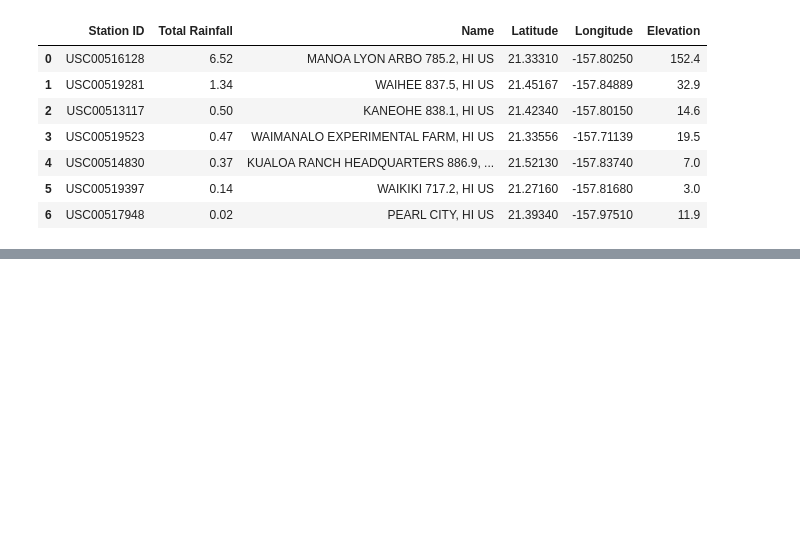
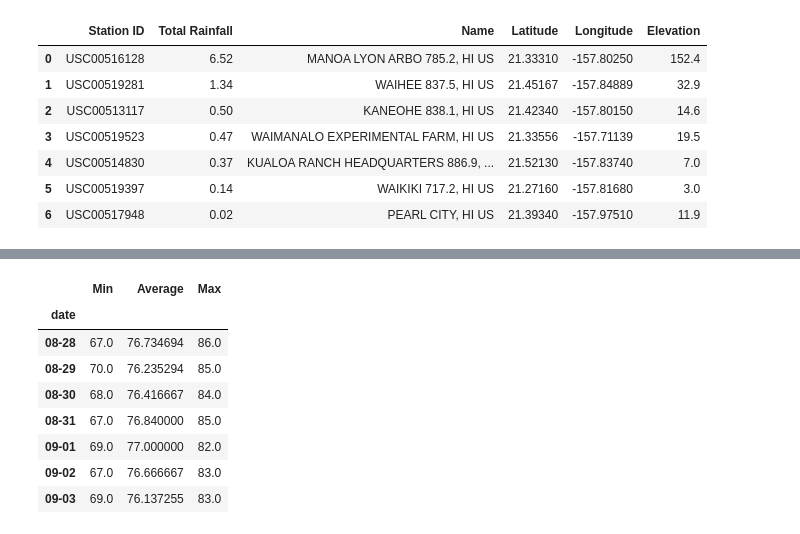
Before and after one commit to nataligracia/sqlalchemy_vacationplanning, a Jupyter notebook: Climate Analysis and Exploration.ipynb, the cells around one changed output, grey strips where cells are left out. Cells and saved outputs as stored; diff of their text form; code cells hidden in the pictures; blank space fills up the shorter version.

```diff
--- a/Climate Analysis and Exploration.ipynb
+++ b/Climate Analysis and Exploration.ipynb
@@ -544,0 +510,8 @@ normals
+# %%
+#Loop trip dates through daily normals calculation
+normals = []
+
+for vacay in trip_dates:
+    normals.append(daily_normals(vacay))
+
+normals
@@ -544,0 +535,15 @@ normals
+# %%
+#Format trip dates and rainfall data into a dataframe
+combined = pd.concat([normal_dates, normals_all], axis = 1)
+final = combined.set_index('date')
+final
+# %% [output]
+|  | Min | Average | Max |
+| date |  |  |  |
+| 08-28 | 67.0 | 76.734694 | 86.0 |
+| 08-29 | 70.0 | 76.235294 | 85.0 |
+| 08-30 | 68.0 | 76.416667 | 84.0 |
+| 08-31 | 67.0 | 76.840000 | 85.0 |
+| 09-01 | 69.0 | 77.000000 | 82.0 |
+| 09-02 | 67.0 | 76.666667 | 83.0 |
+| 09-03 | 69.0 | 76.137255 | 83.0 |
```
Also changed, not shown: parts of 20 cells of this notebook, 7 other files.
